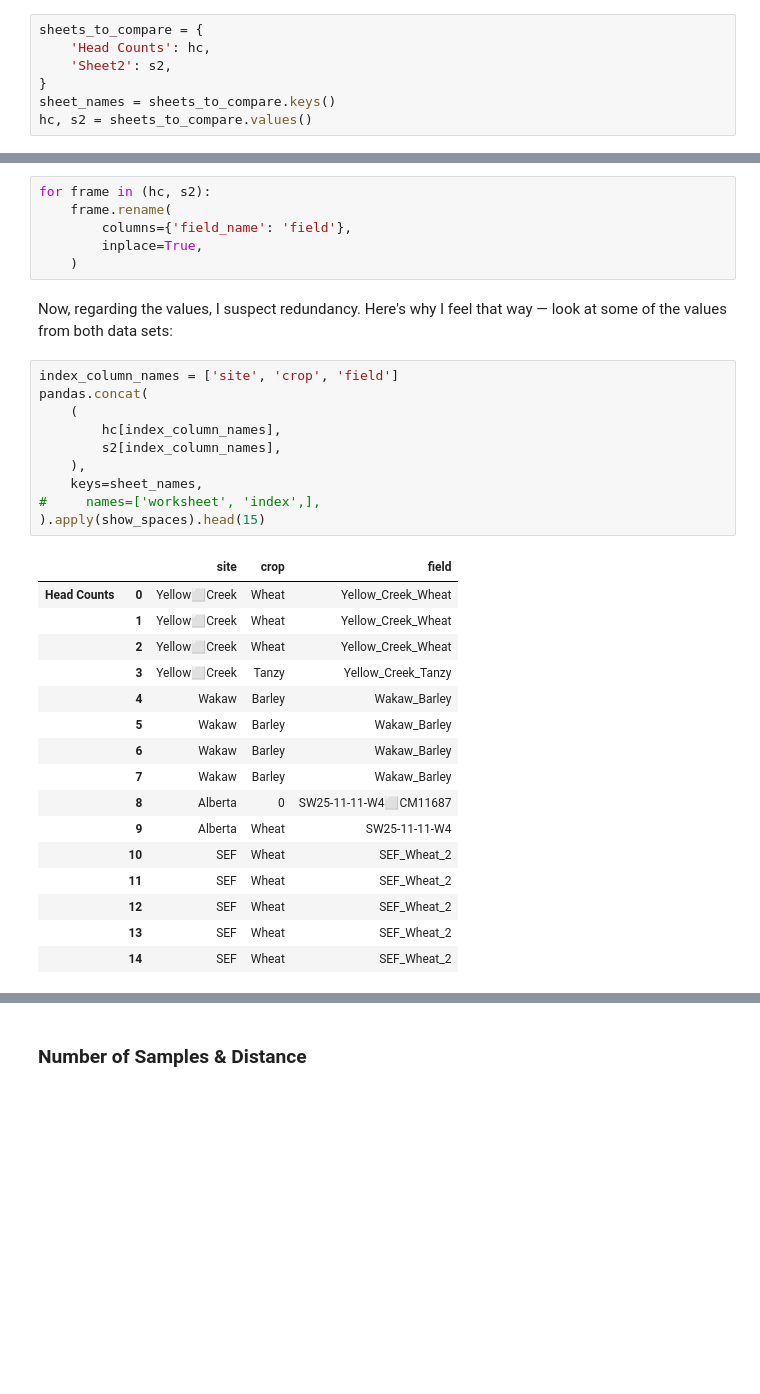
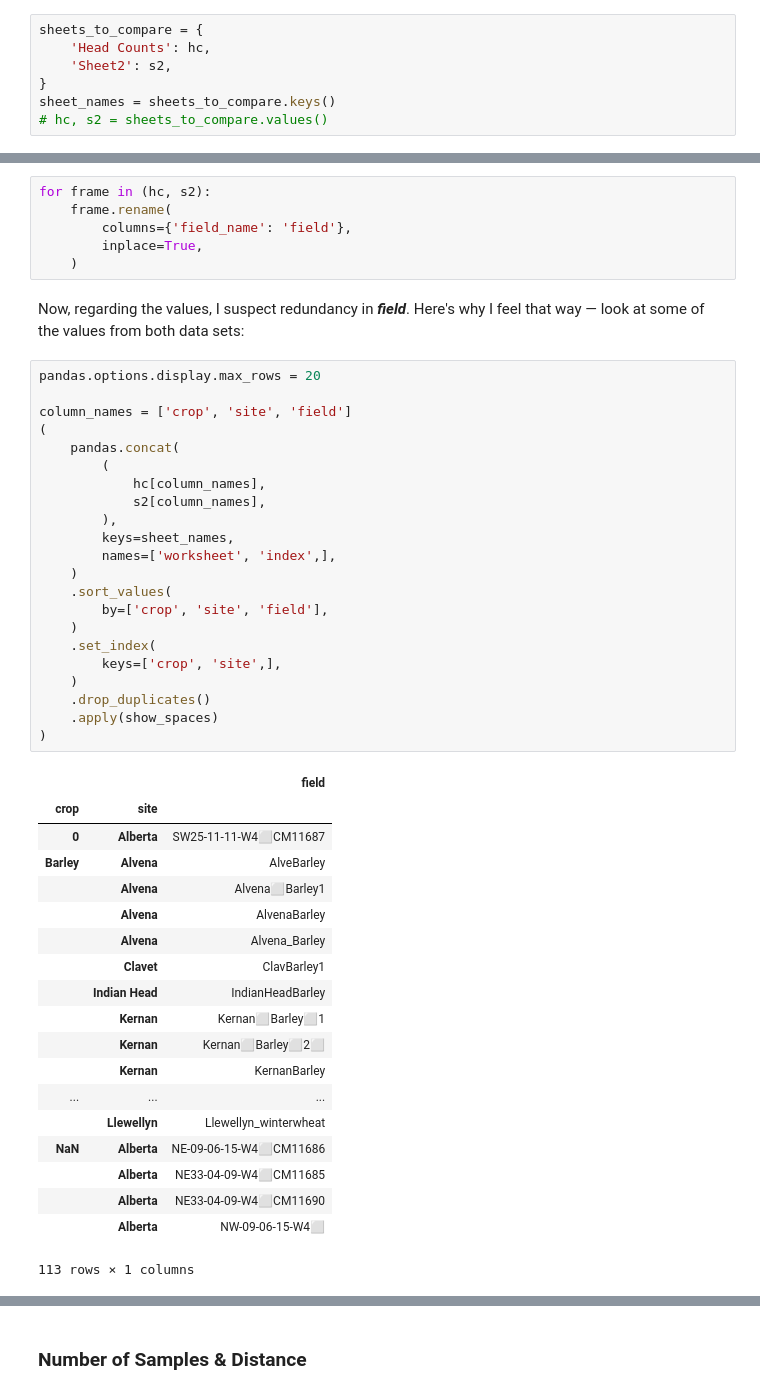
Before and after one commit to devvyn/aafc-field-data, a Jupyter notebook: notebook/projects/2016-sweep-vs-tiller/2016-sweep-vs-tiller.ipynb, the cells around one changed output, grey strips where cells are left out. Saved outputs shown, nothing was run; the diff lists cells and outputs as text; blank space fills up the shorter version.

```diff
--- a/notebook/projects/2016-sweep-vs-tiller/2016-sweep-vs-tiller.ipynb
+++ b/notebook/projects/2016-sweep-vs-tiller/2016-sweep-vs-tiller.ipynb
@@ -737,7 +737,7 @@ sheets_to_compare = {
     'Sheet2': s2,
 }
 sheet_names = sheets_to_compare.keys()
-hc, s2 = sheets_to_compare.values()
+# hc, s2 = sheets_to_compare.values()
 # %% [markdown]
 ## Compare Columns
 # %% [markdown]
@@ -1465,32 +1465,47 @@ for frame in (hc, s2):
         inplace=True,
     )
 # %% [markdown]
-Now, regarding the values, I suspect redundancy. Here's why I feel that way — look at some of the values from both data sets:
+Now, regarding the values, I suspect redundancy in ***field***. Here's why I feel that way — look at some of the values from both data sets:
 # %%
-index_column_names = ['site', 'crop', 'field']
-pandas.concat(
-    (
-        hc[index_column_names],
-        s2[index_column_names],
-    ),
-    keys=sheet_names,
-#     names=['worksheet', 'index',],
-).apply(show_spaces).head(15)
+pandas.options.display.max_rows = 20
+
+column_names = ['crop', 'site', 'field']
+(
+    pandas.concat(
+        (
+            hc[column_names],
+            s2[column_names],
+        ),
+        keys=sheet_names,
+        names=['worksheet', 'index',],
+    )
+    .sort_values(
+        by=['crop', 'site', 'field'],
+    )
+    .set_index(
+        keys=['crop', 'site',],
+    )
+    .drop_duplicates()
+    .apply(show_spaces)
+)
 # %% [output]
-|  |  | site | crop | field |
-| Head Counts | 0 | Yellow⬜️Creek | Wheat | Yellow_Creek_Wheat |
-|  | 1 | Yellow⬜️Creek | Wheat | Yellow_Creek_Wheat |
-|  | 2 | Yellow⬜️Creek | Wheat | Yellow_Creek_Wheat |
-|  | 3 | Yellow⬜️Creek | Tanzy | Yellow_Creek_Tanzy |
-|  | 4 | Wakaw | Barley | Wakaw_Barley |
-|  | 5 | Wakaw | Barley | Wakaw_Barley |
-|  | 6 | Wakaw | Barley | Wakaw_Barley |
-|  | 7 | Wakaw | Barley | Wakaw_Barley |
-|  | 8 | Alberta | 0 | SW25-11-11-W4⬜️CM11687 |
-|  | 9 | Alberta | Wheat | SW25-11-11-W4 |
-|  | 10 | SEF | Wheat | SEF_Wheat_2 |
-|  | 11 | SEF | Wheat | SEF_Wheat_2 |
-|  | 12 | SEF | Wheat | SEF_Wheat_2 |
-|  | 13 | SEF | Wheat | SEF_Wheat_2 |
-|  | 14 | SEF | Wheat | SEF_Wheat_2 |
+|  |  | field |
+| crop | site |  |
+| 0 | Alberta | SW25-11-11-W4⬜️CM11687 |
+| Barley | Alvena | AlveBarley |
+|  | Alvena | Alvena⬜️Barley1 |
+|  | Alvena | AlvenaBarley |
+|  | Alvena | Alvena_Barley |
+|  | Clavet | ClavBarley1 |
+|  | Indian Head | IndianHeadBarley |
+|  | Kernan | Kernan⬜️Barley⬜️1 |
+|  | Kernan | Kernan⬜️Barley⬜️2⬜️ |
+|  | Kernan | KernanBarley |
+| ... | ... | ... |
+|  | Llewellyn | Llewellyn_winterwheat |
+| NaN | Alberta | NE-09-06-15-W4⬜️CM11686 |
+|  | Alberta | NE33-04-09-W4⬜️CM11685 |
+|  | Alberta | NE33-04-09-W4⬜️CM11690 |
+|  | Alberta | NW-09-06-15-W4⬜️ |
+113 rows × 1 columns
 # %% [markdown]
```
Also changed, not shown: parts of 17 cells of this notebook.
